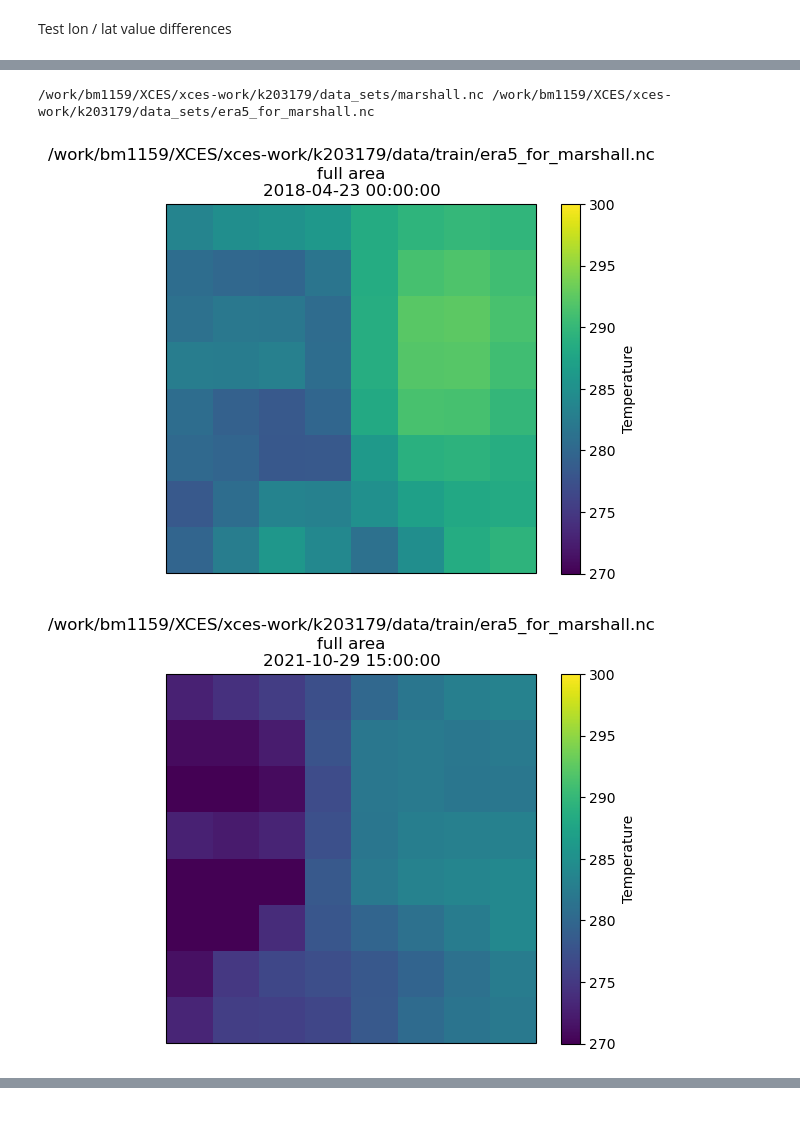
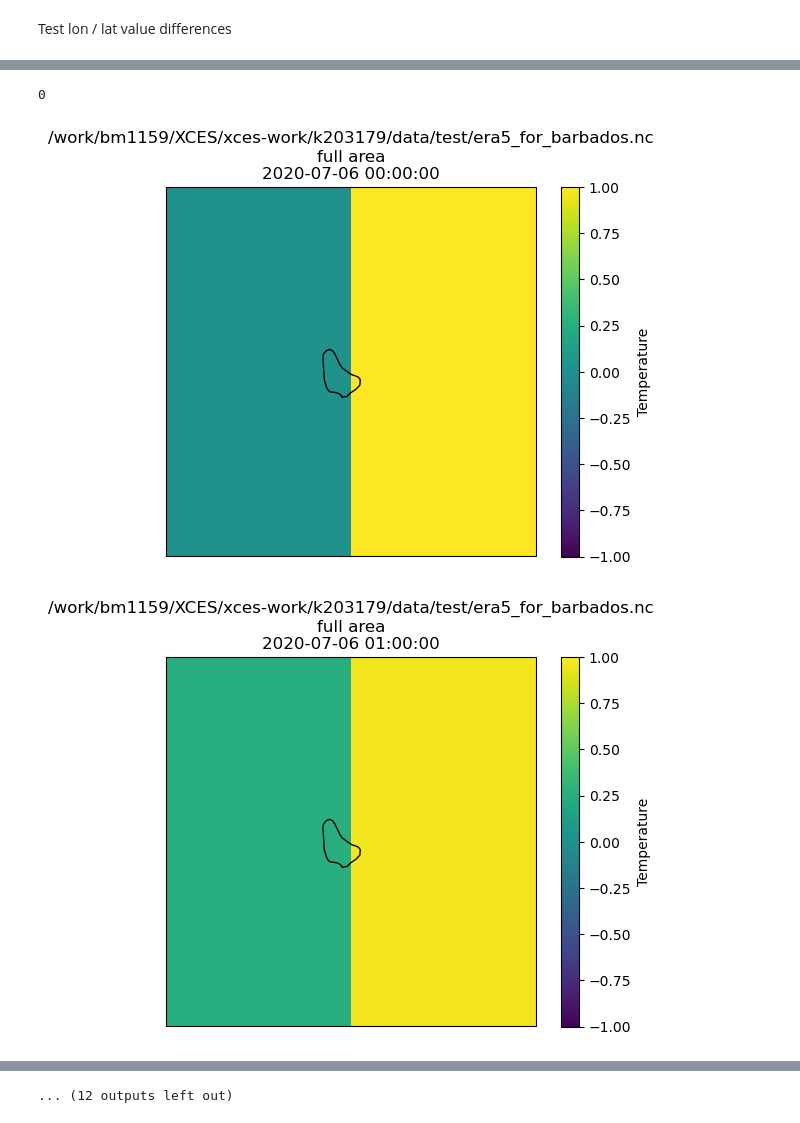
Before and after one commit to TimoWacke/BachelorThesis, a Jupyter notebook: station_reconstruct/execute_station_preparation.ipynb, the cells around one changed output, grey strips where cells are left out. Drawn from its saved outputs; the diff is of its cells as text; code cells hidden in the pictures.

```diff
--- a/station_reconstruct/execute_station_preparation.ipynb
+++ b/station_reconstruct/execute_station_preparation.ipynb
@@ -159,17 +176,22 @@ if time_overlay:
+# %%
+# convert F64 to F32 using cdo -b F32 copy input.nc output.nc
+import subprocess
+subprocess.run(["cdo", "-b", "F32", "copy", era5_path, era5_path + "_f32"])
+
+os.system(f"mv {era5_path + '_f32'} {era5_path}")
+# %% [output]
+0
 # %%
-print(station_path, era5_path)
 trainings_file_pair_creator = TrainingsFilePair(station_path, era5_path, test_year=test_year)
 trainings_file_pair_creator.prepare_trainings_files()
-# %% [output]
-/work/bm1159/XCES/xces-work/k203179/data_sets/marshall.nc /work/bm1159/XCES/xces-work/k203179/data_sets/era5_for_marshall.nc
 # %%
 from utils import DataSet, DatasetPlotter
-test_expected_set = DataSet(f"/work/bm1159/XCES/xces-work/k203179/data/train/era5_for_{station_name.lower()}.nc")
+test_expected_set = DataSet(f"/work/bm1159/XCES/xces-work/k203179/data/test/era5_for_{station_name.lower()}.nc")
 plotter = DatasetPlotter(test_expected_set)
-plotter.generate_time_index_list(2)
-plotter.vmin = 270
-plotter.vmax = 300
-plotter.plot()
+plotter.time_index_list = [x + 222 for x in range(0, 24)]
+plotter.vmin = -1
+plotter.vmax = 1
+plotter.plot(var="intra_day")
 # %% [output]
-[figure, old version]
+[figure, new version]
-[figure, old version]
+[figure, new version]
@@ -175,0 +208 @@ plotter.plot()
+... (12 outputs left out)
```
Also changed, not shown: parts of 17 cells of this notebook, 13 other files.
